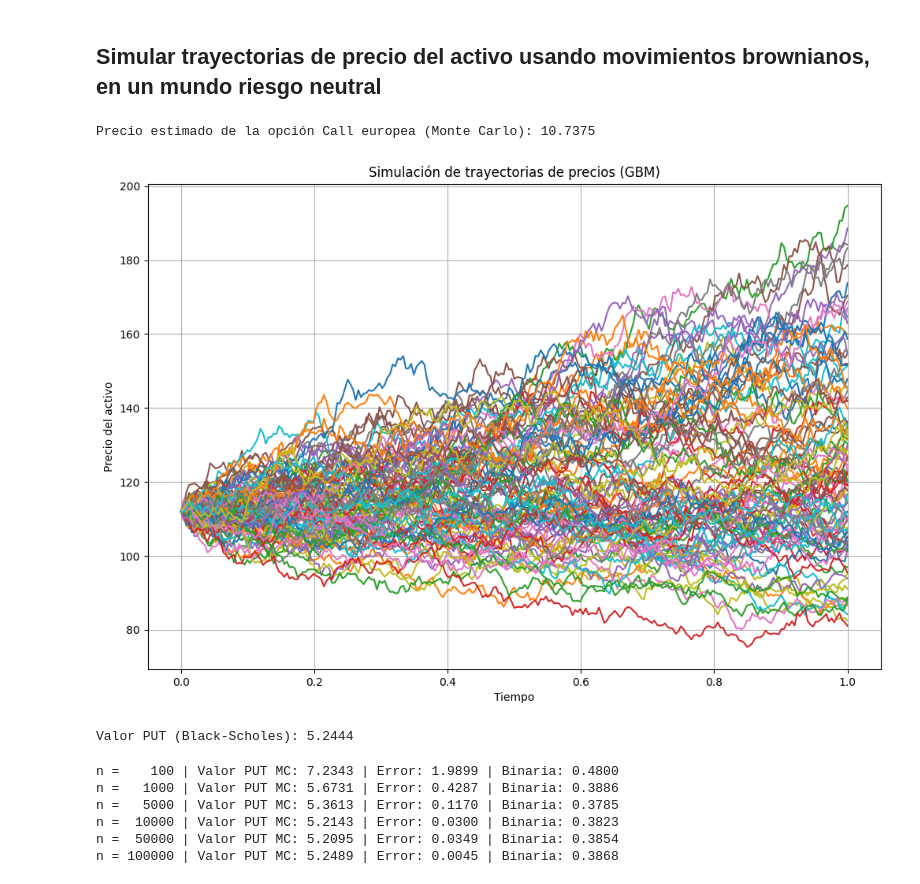
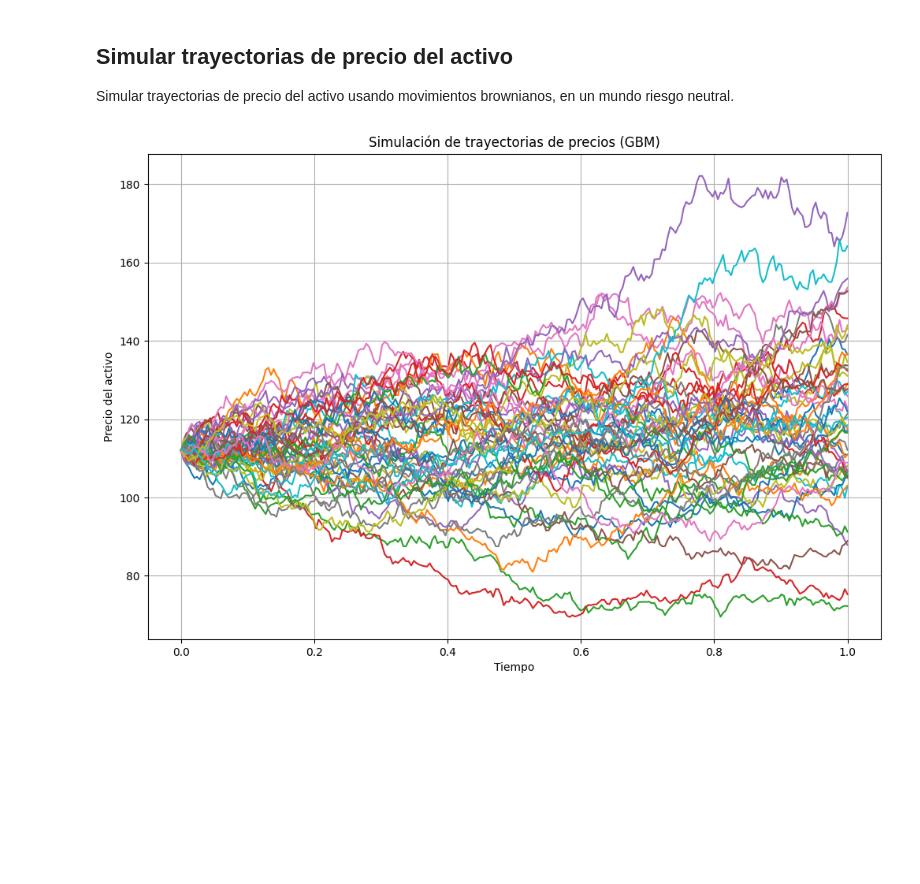
Before and after one commit to david-bazalduaa/Ecuaci-n-Diferencial-de-Black-Scholes-Merton-para-Valoraci-n-de-Opciones, a Jupyter notebook: MonteCarloSimulations.ipynb, the cells around one changed output. Drawn from its saved outputs; the diff is of its cells as text; code cells hidden in the pictures; blank space fills up the shorter version.

```diff
--- a/MonteCarloSimulations.ipynb
+++ b/MonteCarloSimulations.ipynb
@@ -16,30 +19,22 @@ T = 1         # Tiempo a vencimiento (en años)
 N = 252       # Número de pasos de tiempo (1 año con pasos diarios laborales)
 n_paths = 10000  # Número de trayectorias
 # %% [markdown]
-## Simular trayectorias de precio del activo usando movimientos brownianos, en un mundo riesgo neutral
+## Simular trayectorias de precio del activo
+
+Simular trayectorias de precio del activo usando movimientos brownianos, en un
+mundo riesgo neutral.
 # %%
 # Simular trayectorias en mundo riesgo-neutral (mu = r)
 t, paths = Funciones.simulate_gbm(S0, r, sigma, T, N, n_paths)
-# %%
-# Extraer precios terminales
-ST = paths[:, -1]
-
-# Calcular el valor de la opción Call
-payoffs = np.maximum(ST - K, 0)
-C0 = np.exp(-r * T) * np.mean(payoffs)
-
-print(f"Precio estimado de la opción Call europea (Monte Carlo): {C0:.4f}")
-# %% [output]
-Precio estimado de la opción Call europea (Monte Carlo): 10.7375
 # %%
 # Graficar algunas trayectorias simuladas
 plt.figure(figsize=(12, 8))
-for i in range(100):
+for i in range(50):
     plt.plot(t, paths[i])
 plt.title("Simulación de trayectorias de precios (GBM)")
 plt.xlabel("Tiempo")
 plt.ylabel("Precio del activo")
 plt.grid(True)
 plt.show()
 # %% [output]
-[figure, old version]
+[figure, new version]
@@ -49,23 +40,0 @@ valores_binarios=[] #Lista para almacenar los valores de los binarios
-# %%
-put_bs=Funciones.black_scholes_put(S0, K, T, r, sigma) #Valor de la opción put según Black-Scholes
-print(f"Valor PUT (Black-Scholes): {put_bs:.4f}\n")
-# %% [output]
-Valor PUT (Black-Scholes): 5.2444
-# %%
-# Simulación de Monte Carlo para calcular el valor de la opción put y el binario
-for n in n_iteraciones:
-    valor_put=Funciones.valor_put(ST, K, T, r)  # Valor de la opción put
-    valor_bin=Funciones.binaria_montecarlo(ST, K, T, r)  # Valor del binario
-
-    errores=abs(valor_put - put_bs)  # Error absoluto
-    errores_put.append(errores)  # Almacenar el error
-    valores_binarios.append(valor_bin)  # Almacenar el valor del binario
-
-    print(f"n = {n:6d} | Valor PUT MC: {valor_put:.4f} | Error: {errores:.4f} | Binaria: {valor_bin:.4f}")
-# %% [output]
-n =    100 | Valor PUT MC: 7.2343 | Error: 1.9899 | Binaria: 0.4800
-n =   1000 | Valor PUT MC: 5.6731 | Error: 0.4287 | Binaria: 0.3886
-n =   5000 | Valor PUT MC: 5.3613 | Error: 0.1170 | Binaria: 0.3785
-n =  10000 | Valor PUT MC: 5.2143 | Error: 0.0300 | Binaria: 0.3823
-n =  50000 | Valor PUT MC: 5.2095 | Error: 0.0349 | Binaria: 0.3854
-n = 100000 | Valor PUT MC: 5.2489 | Error: 0.0045 | Binaria: 0.3868
```
Also changed, not shown: parts of 10 cells of this notebook, 1 other file.
